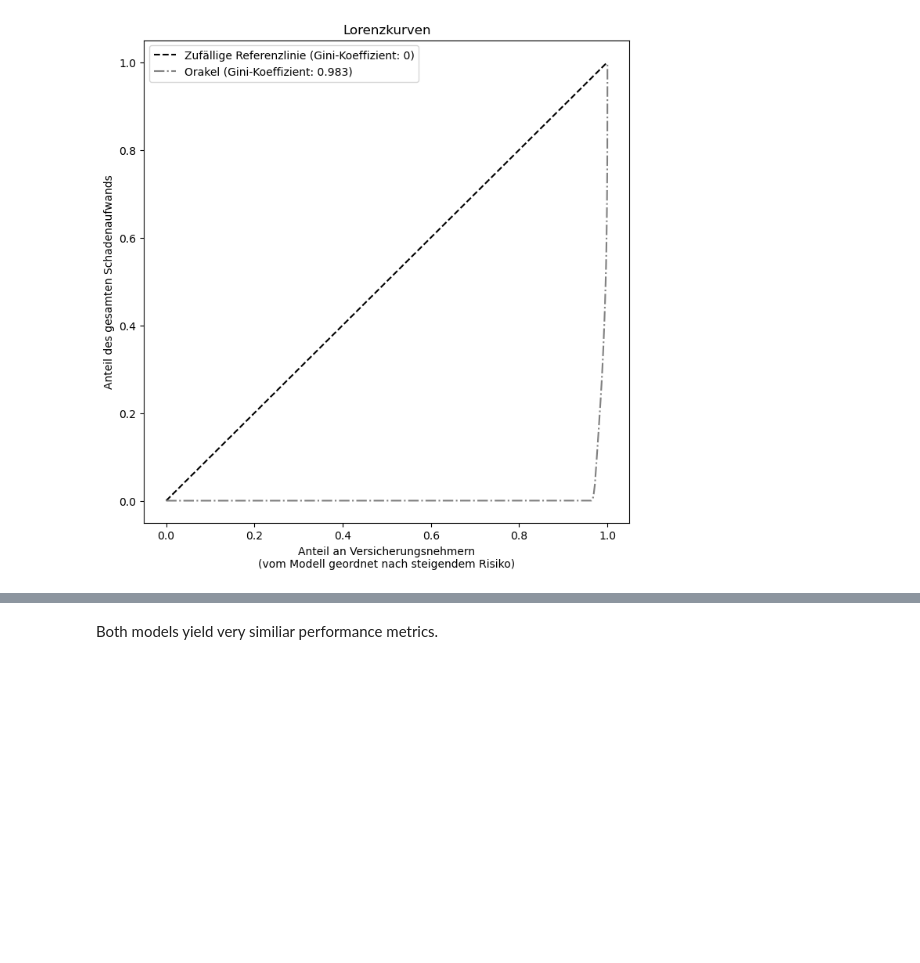
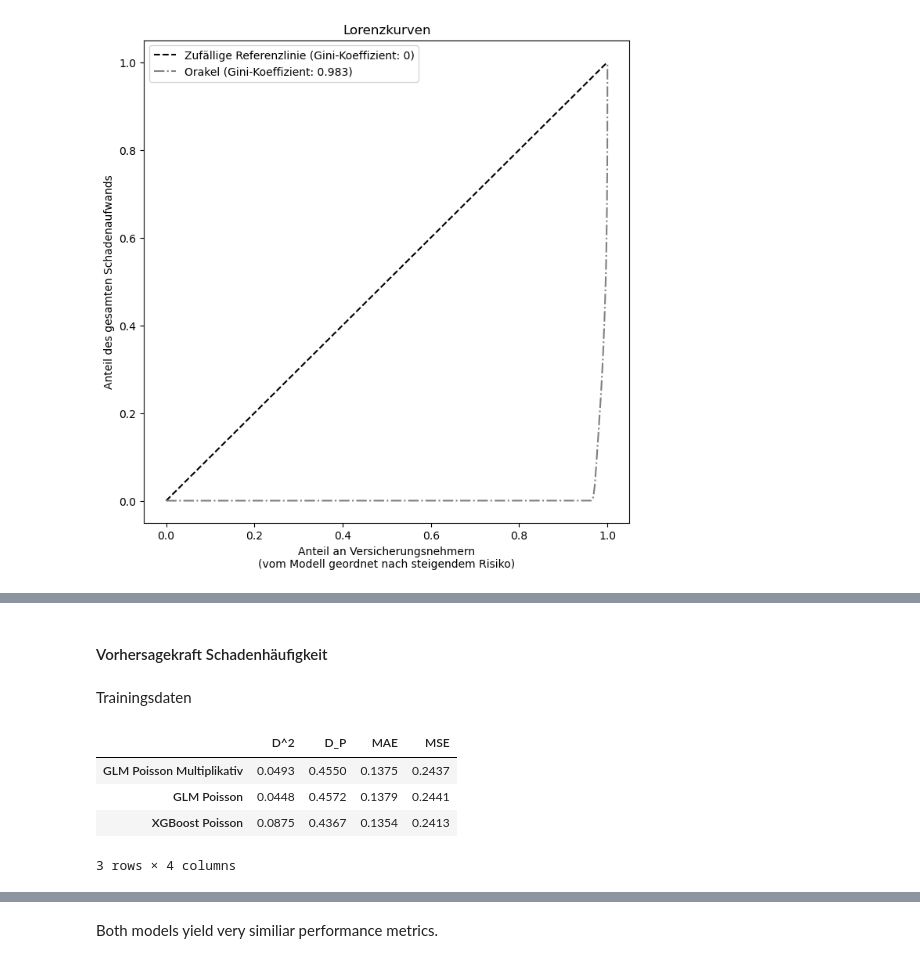
Before and after one commit to Diadochokinetic/fremtpl, a Jupyter notebook: Risikomodellierung in der Schadenversicherung mit Python.ipynb, the cells around one changed output, grey strips where cells are left out. Drawn from its saved outputs; the diff is of its cells as text; code cells hidden in the pictures; blank space fills up the shorter version.

Commit message:
[WIP] Schadenhäufigkeiten.

```diff
--- a/Risikomodellierung in der Schadenversicherung mit Python.ipynb
+++ b/Risikomodellierung in der Schadenversicherung mit Python.ipynb
@@ -976,0 +1111,42 @@ display(scores.T.loc[(slice(None), "test"), :])
+# %% [markdown]
+#### Vorhersagekraft Schadenhäufigkeit
+# %%
+if run_mmt:
+    scores = pd.concat(
+        [
+            scores_mmt,
+            score_glm_poisson_multiplicative,
+            scores_glm_poisson_freq,
+            scores_xgb_poisson_freq,
+        ],
+        axis=1,
+        sort=True,
+        keys=(
+            "Marginalsummenverfahren",
+            "GLM Poisson Multiplikativ",
+            "GLM Poisson",
+            "XGBoost Poisson",
+        ),
+    )
+
+else:
+    scores = pd.concat(
+        [
+            score_glm_poisson_multiplicative,
+            scores_glm_poisson_freq,
+            scores_xgb_poisson_freq,
+        ],
+        axis=1,
+        sort=True,
+        keys=("GLM Poisson Multiplikativ", "GLM Poisson", "XGBoost Poisson"),
+    )
+# %% [markdown]
+Trainingsdaten
+# %%
+scores.T.loc[(slice(None), "train"), :].droplevel(1).rename_axis(None, axis=1)
+# %% [output]
+|  | D^2 | D_P | MAE | MSE |
+| GLM Poisson Multiplikativ | 0.0493 | 0.4550 | 0.1375 | 0.2437 |
+| GLM Poisson | 0.0448 | 0.4572 | 0.1379 | 0.2441 |
+| XGBoost Poisson | 0.0875 | 0.4367 | 0.1354 | 0.2413 |
+3 rows × 4 columns
```
Also changed, not shown: parts of 34 cells of this notebook.
